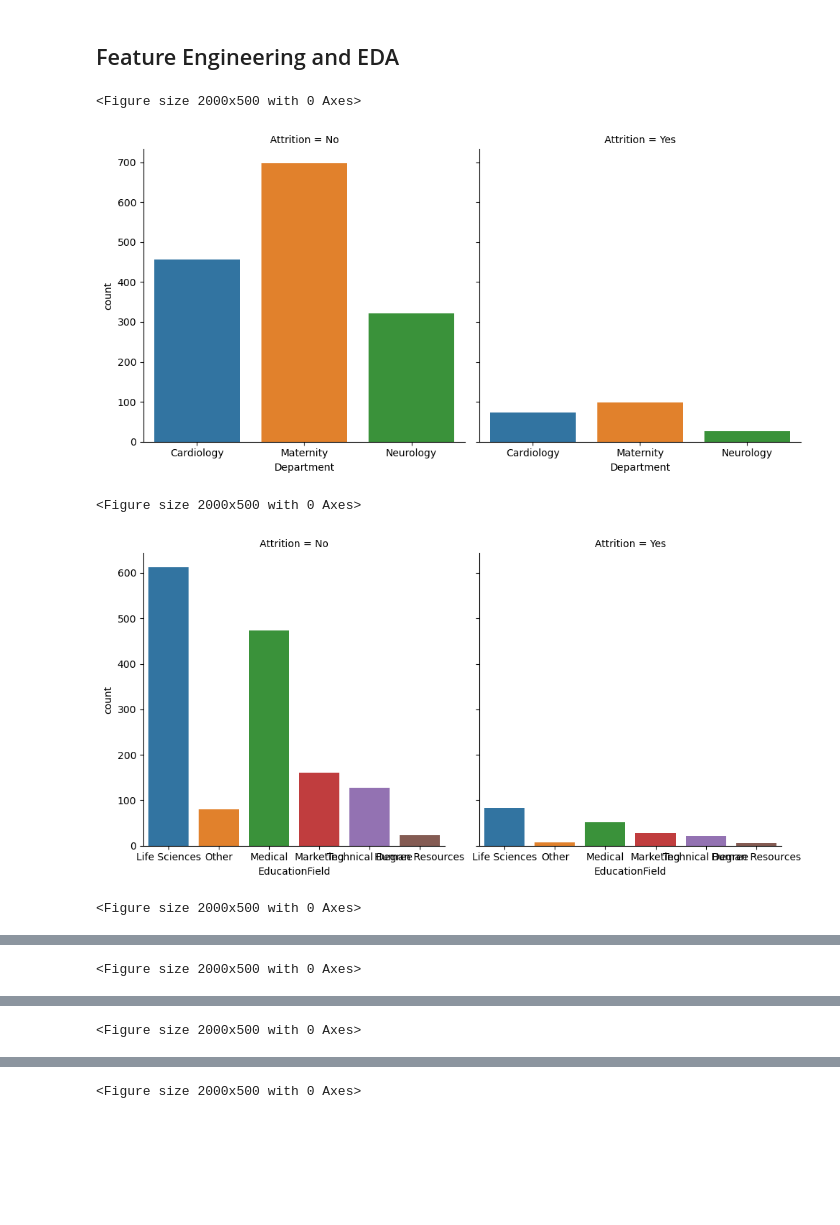
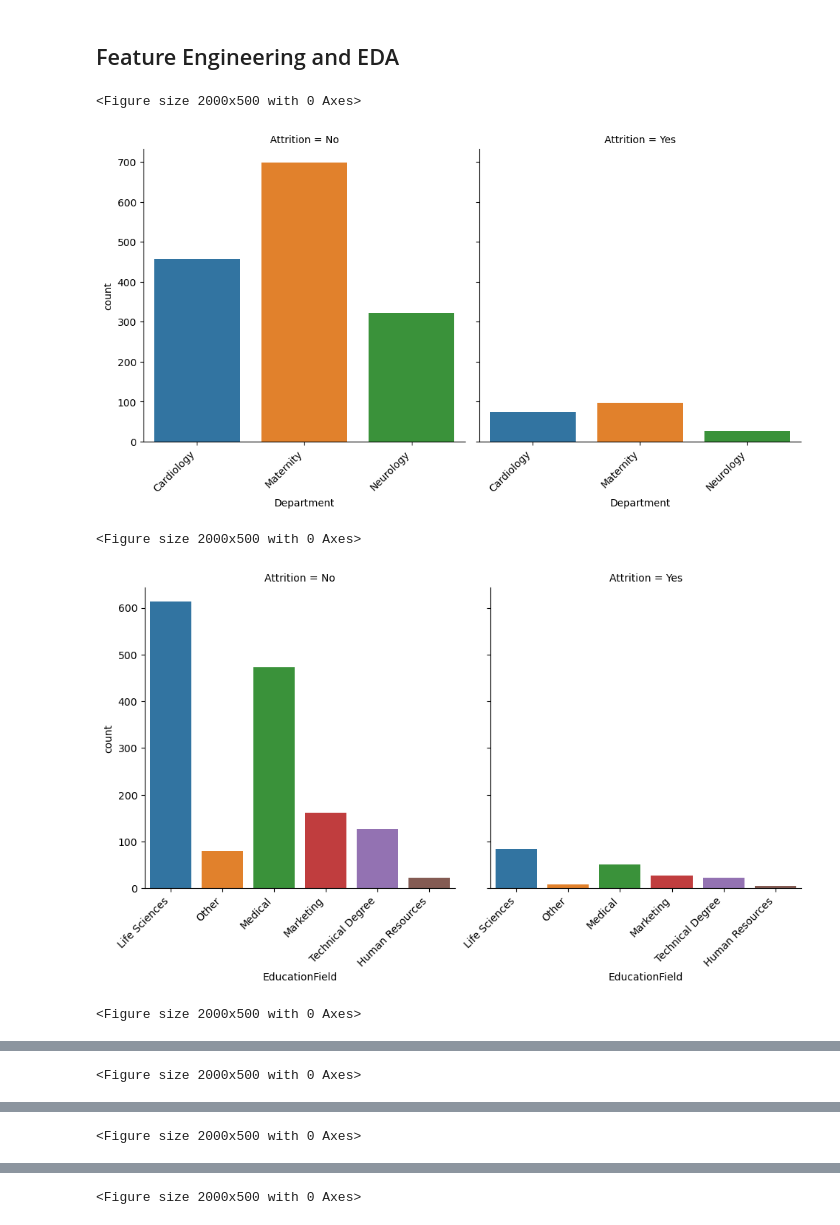
Before and after one commit to Marcos-Verdi/DA_Cls_healthcareAttrition, a Jupyter notebook: healthcare_attrition_analysis.ipynb, the cells around one changed output, grey strips where cells are left out. Saved outputs shown, nothing was run; the diff lists cells and outputs as text; code cells hidden in the pictures; blank space fills up the shorter version.

```diff
--- a/healthcare_attrition_analysis.ipynb
+++ b/healthcare_attrition_analysis.ipynb
@@ -194,10 +194,11 @@ continuos_cols_for_attrition_graph = ['Age','HourlyRate','PercentSalaryHike','Ye
 # %%
 for col in cols_for_attrition_graph:
     plt.figure(figsize=(20,5))
-    sns.catplot(data=df, x=col, col='Attrition', kind='count')
+    g = sns.catplot(data=df, x=col, col='Attrition', kind='count')
+    g.set_xticklabels(rotation=45,horizontalalignment='right')
 # %% [output]
 <Figure size 2000x500 with 0 Axes>
-[figure, old version]
+[figure, new version]
 <Figure size 2000x500 with 0 Axes>
-[figure, old version]
+[figure, new version]
 <Figure size 2000x500 with 0 Axes>
```
Also changed, not shown: parts of 1 cell of this notebook.
